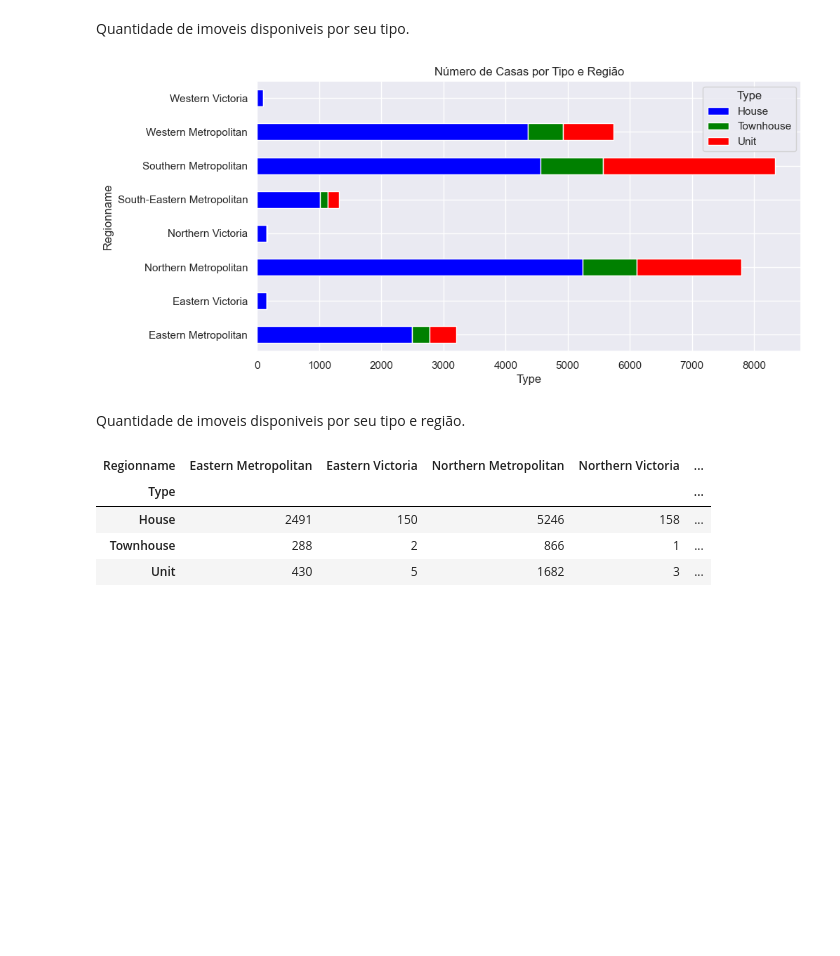
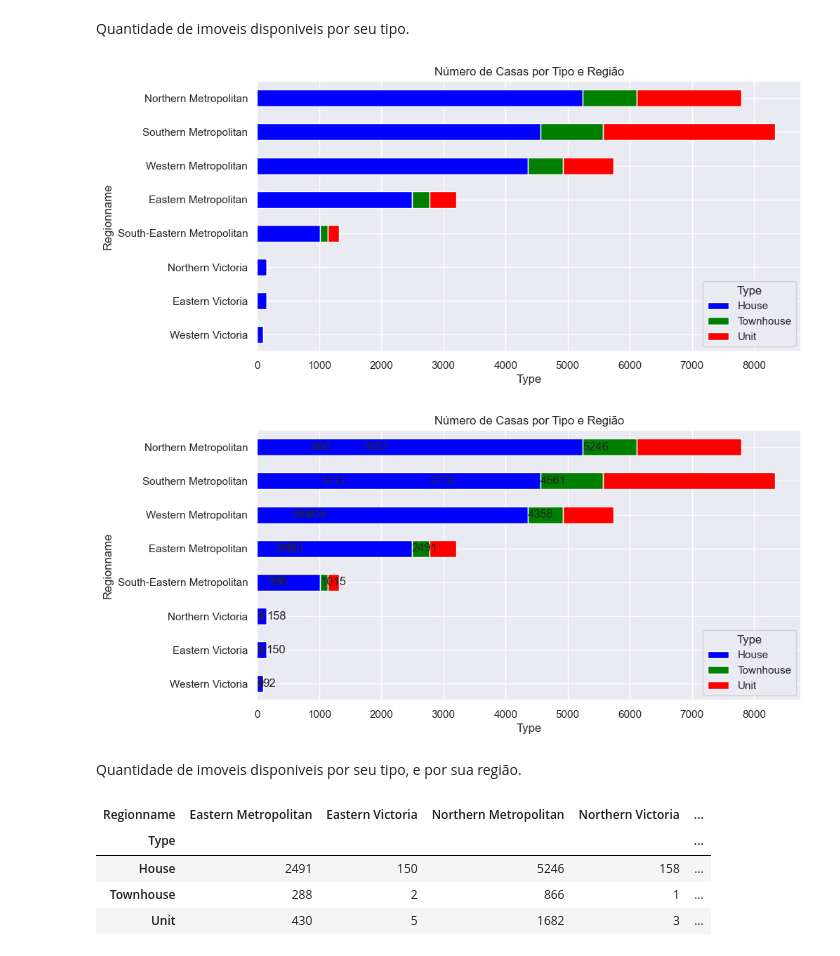
Before and after one commit to Riguini/Melbourne-Housing-Snapshot, a Jupyter notebook: Notebooks/Melbourne_Housing_Dataset.ipynb, the cells around one changed output. Drawn from its saved outputs; the diff is of its cells as text; code cells hidden in the pictures; blank space fills up the shorter version.

```diff
--- a/Notebooks/Melbourne_Housing_Dataset.ipynb
+++ b/Notebooks/Melbourne_Housing_Dataset.ipynb
@@ -533,6 +533,8 @@ plt.show()
 Quantidade de imoveis disponiveis por seu tipo.
 # %%
 dados_grouped = df.groupby(['Regionname', 'Type',])['Regionname'].count().unstack()
+# ordenando os tipos de imóveis em ordem decrescente de número de casas
+dados_grouped = dados_grouped.sort_values(by='House', ascending=True)
 fig, ax = plt.subplots(figsize=(10, 5))
 dados_grouped.plot(kind='barh', stacked=True, ax=ax,color=['blue', 'green', 'red'])
 ax.set_title('Número de Casas por Tipo e Região')
@@ -541,9 +543,29 @@ ax.set_ylabel('Regionname')
 plt.xticks(rotation = 0)
 plt.show()
 # %% [output]
-[figure, old version]
+[figure, new version]
+# %%
+dados_grouped = df.groupby(['Regionname', 'Type',])['Regionname'].count().unstack()
+# ordenando os tipos de imóveis em ordem decrescente de número de casas
+dados_grouped = dados_grouped.sort_values(by='House', ascending=True)
+fig, ax = plt.subplots(figsize=(10, 5))
+dados_grouped.plot(kind='barh', stacked=True, ax=ax, color=['blue', 'green', 'red'])
+
+# adicionando o valor de cada barra na própria barra
+for rect in ax.containers:
+    for i in rect:
+        width = i.get_width()
+        ax.text(width, i.get_y() + i.get_height() / 2, f'{int(width)}', ha='left', va='center')
+
+ax.set_title('Número de Casas por Tipo e Região')
+ax.set_xlabel('Type')
+ax.set_ylabel('Regionname')
+plt.xticks(rotation=0)
+plt.show()
+# %% [output]
+[figure, added]
 # %% [markdown]
-Quantidade de imoveis disponiveis por seu tipo e região.
+Quantidade de imoveis disponiveis por seu tipo, e por sua região.
 # %%
 dados_grouped.T
 # %% [output]
```
Also changed, not shown: parts of 6 cells of this notebook.
